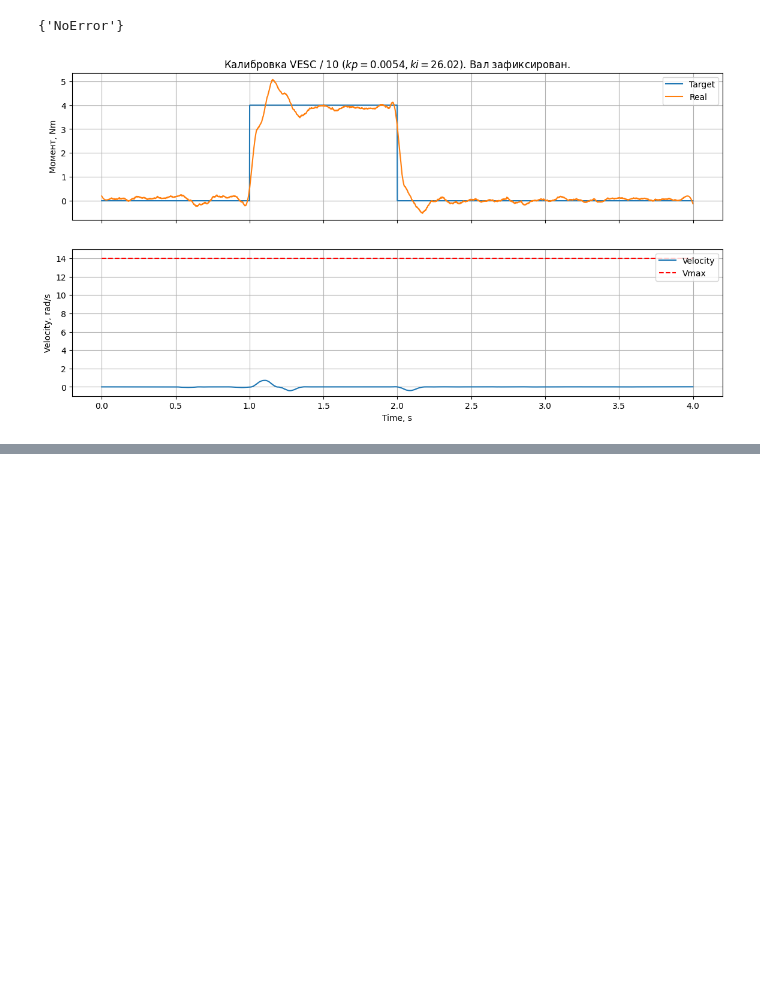
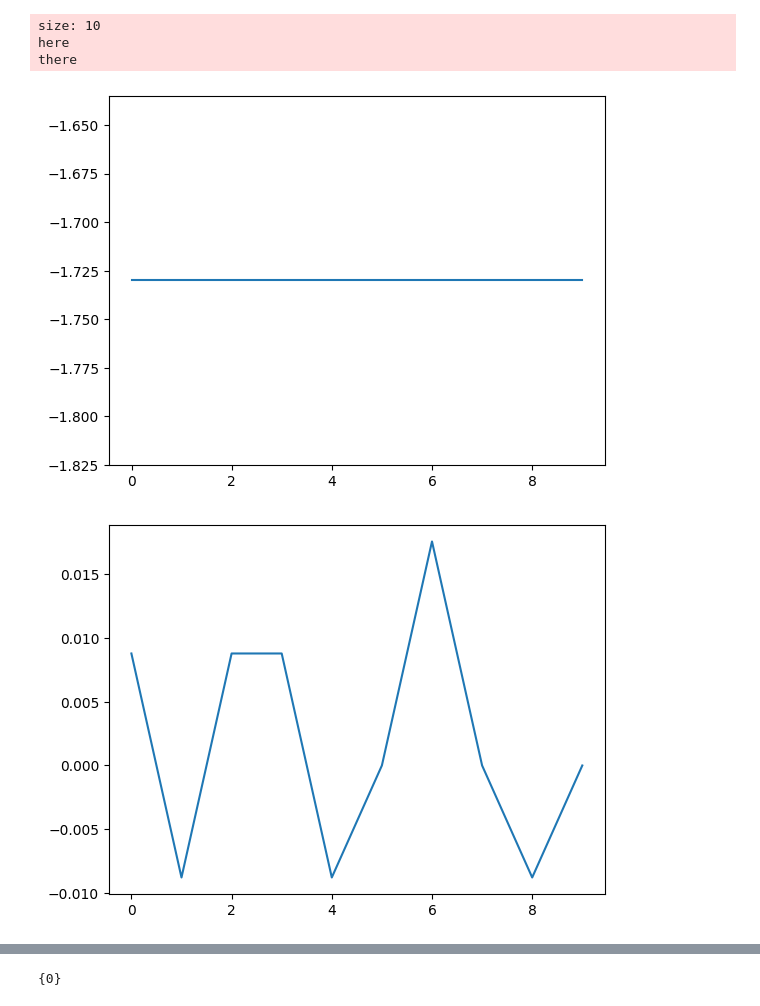
Before and after one commit to tndrd/encos-sys-id, a Jupyter notebook: scripts/example.ipynb, the cells around one changed output, grey strips where cells are left out. Drawn from its saved outputs; the diff is of its cells as text; code cells hidden in the pictures; blank space fills up the shorter version.

```diff
--- a/scripts/example.ipynb
+++ b/scripts/example.ipynb
@@ -111,14 +15,0 @@ Found id #6
-# %%
-import encosid
-import numpy as np
-import time
-
-encosid.get_id("can0")
-MOTOR_ID = encosid.get_id("can0")
-
-signal = np.zeros((1000,))
-gen = encosid.SignalGenerator("can0", MOTOR_ID)
-time.sleep(3)
-gen.play_pd_signal(signal, signal, 3, 1, 1)
-gen.play_pd_signal(signal, signal, 10, 1, 1)
-gen.play_pd_signal(signal, signal, 100, 1, 1)
@@ -159,8 +15,0 @@ plt.plot(T, X)
-# %%
-encosid.get_id("can0")
-MOTOR_ID = encosid.get_id("can0")
-
-gen = encosid.SignalGenerator(MOTOR_IF, MOTOR_ID)
-gen.set_mode(gen.mode.torque, 0)
-
-qpos, qvel, qtrq, err = measure_responce(X, SIGNAL_DT_MS)
@@ -170,27 +16,28 @@ Found id #4
-# %%
-print(set(err))
-
-LABEL = "Калибровка VESC / 10 ($kp = 0.0054, ki = 26.02$). Вал зафиксирован."
-
-fig, ax = plt.subplots(2, 1, sharex=True)
-fig.set_size_inches((14, 7))
-
-ax[0].plot(T, X, label="Target")
-ax[0].plot(T, qtrq, label="Real")
-ax[0].set_title(LABEL)
-ax[0].set_ylabel("Момент, Nm")
-ax[0].legend()
-ax[0].grid()
-
-ax[1].plot(T, qvel, label="Velocity")
-ax[1].hlines(14, 0, TIME_S, linestyle="--", color="r", label="Vmax")
-ax[1].set_ylim(-1, 15)
-ax[1].set_ylabel("Velocity, rad/s")
-ax[1].set_xlabel("Time, s")
-ax[1].legend()
-ax[1].grid()
-
-fig.show()
-# %% [output]
-{'NoError'}
-[figure, removed]
+# %%
+gen = encosid.SignalGenerator(MOTOR_IF)
+
+data = np.zeros(1000)
+
+motor_in = encosid.SignalGenerator.MotorInput(
+  id=MOTOR_ID,
+  scales=encosid.scales.a8112_as_docs,
+  pos=np.zeros(10),
+  vel=np.zeros(10),
+  trq=np.zeros(10),
+  kp=np.zeros(10),
+  kd=np.zeros(10)
+)
+gen.play_signal((motor_in,), SIGNAL_DT_MS)
+
+motor_out, = gen.gather()
+plt.plot(motor_out.pos); plt.show()
+plt.plot(motor_out.vel); plt.show()
+plt.plot(motor_out.cur); plt.show()
+plt.plot(motor_out.ts); plt.show()
+print(set(motor_out.status))
+# %% [output]
+size: 10
+here
+there
+[figure, added]
+[figure, added]
@@ -196,0 +46 @@ fig.show()
+{0}
```
Also changed, not shown: parts of 13 cells of this notebook, 8 other files.
